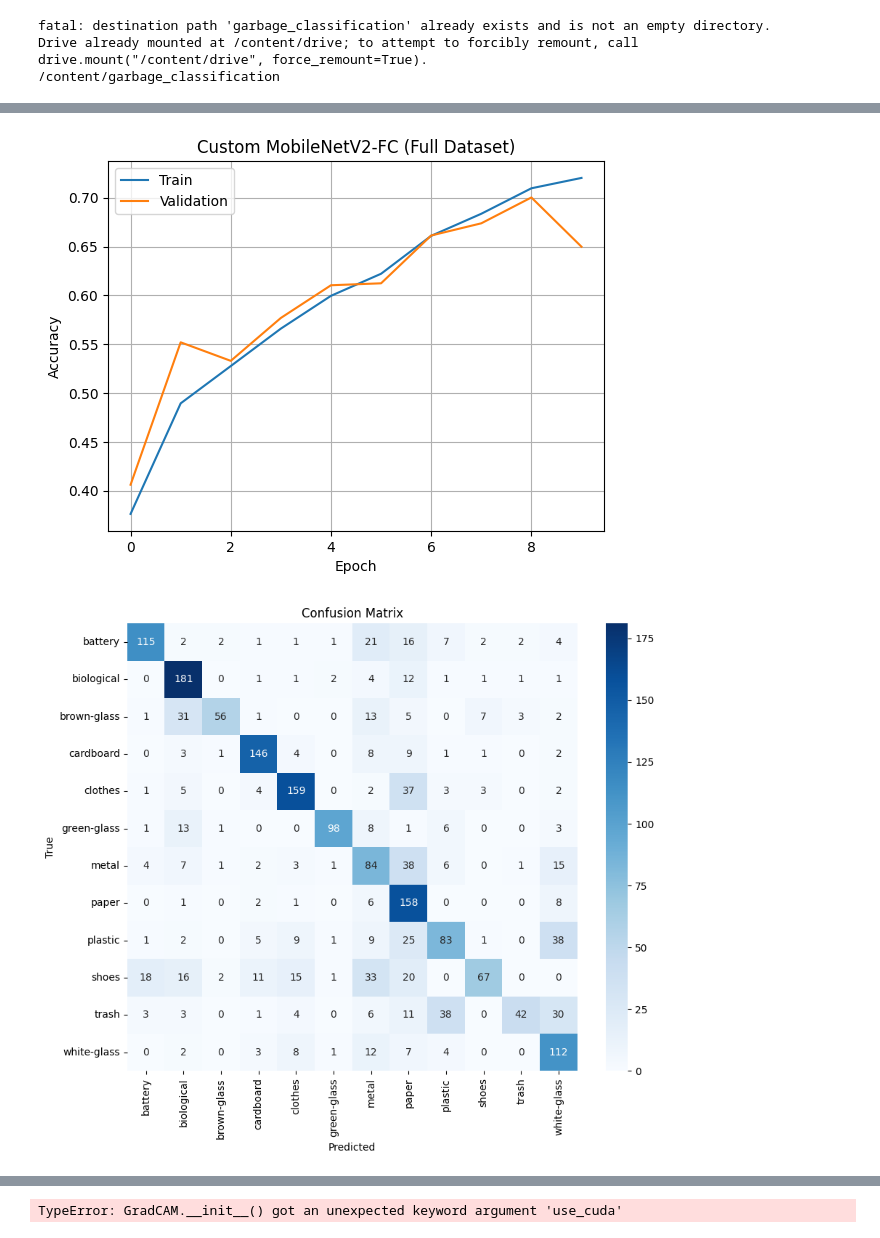
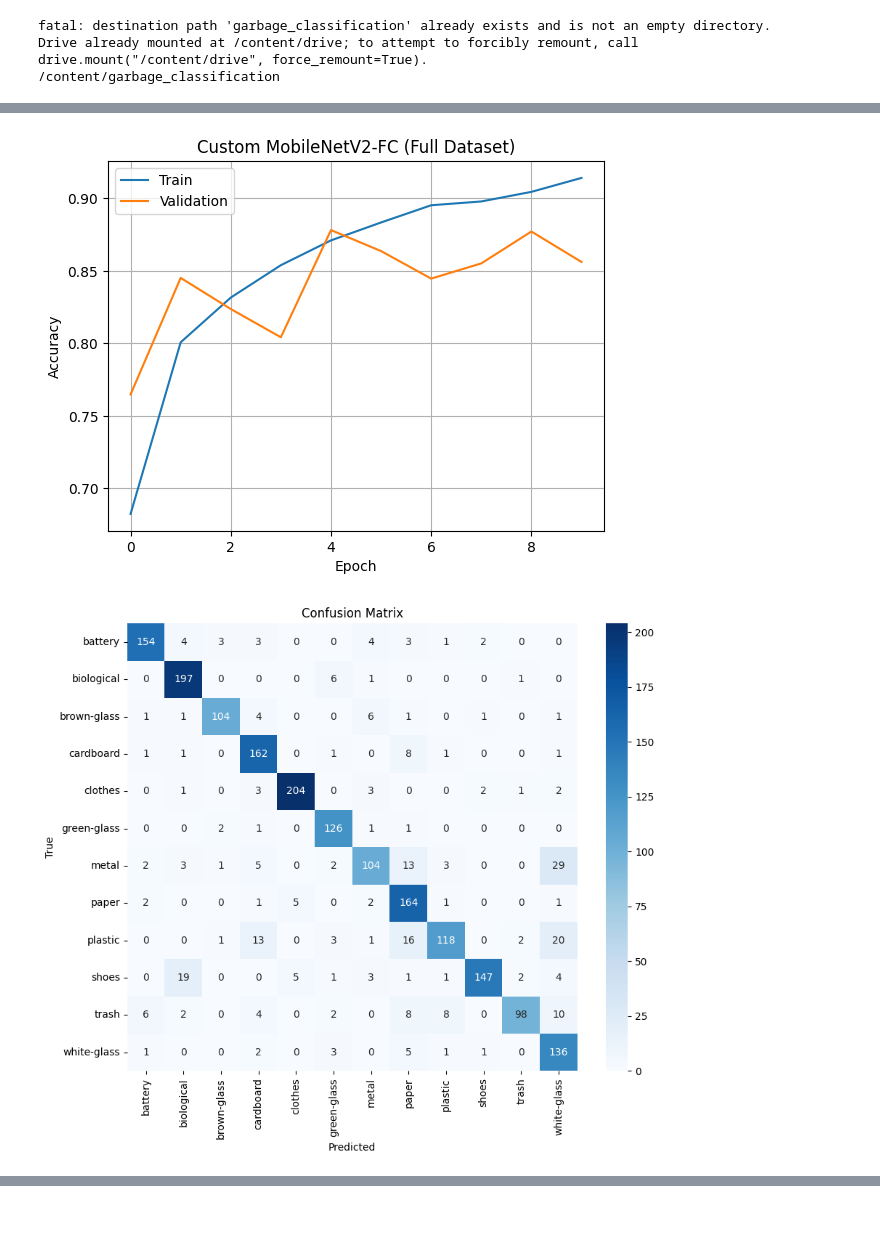
Before and after one commit to coick4698/garbage_classification, a Jupyter notebook: notebooks/customised_experiment.ipynb, the cells around one changed output, grey strips where cells are left out. Cells and saved outputs as stored; diff of their text form; code cells hidden in the pictures.

```diff
--- a/notebooks/customised_experiment.ipynb
+++ b/notebooks/customised_experiment.ipynb
@@ -53,17 +53,24 @@ import matplotlib.pyplot as plt
 import cv2
 import os
 
-# 1. Defining Model
 class CustomMobileNetV2_FC(nn.Module):
     def __init__(self, num_classes=12):
         super(CustomMobileNetV2_FC, self).__init__()
-        base_model = mobilenet_v2(weights=None)
+        base_model = mobilenet_v2(weights='IMAGENET1K_V1')
         self.features = base_model.features
         self.pool = nn.AdaptiveAvgPool2d(1)
 
         # FC layer
         self.classifier = nn.Sequential(
-            nn.Linear(512, num_classes) # (1280 -> num_classes) 를 (1280 -> 512 -> num_classes)로
+            nn.Dropout(0.2),
+            nn.Linear(1280, 256),
+            nn.GELU(),
+            nn.Dropout(0.3),
+            nn.Linear(256, 256),
+            nn.GELU(),
+            nn.Dropout(0.3),
+            nn.Linear(256, num_classes)
+
         )
 
     def forward(self, x):
@@ -99,21 +106,4 @@ with torch.no_grad():
 
 print("Classification Report:")
 print(classification_report(all_labels, all_preds, target_names=class_names))
-
-# 7. Grad-CAM Visualization
-target_layer = model.features[-1]
-img_path = '/content/drive/MyDrive/iss_project/garbage_classification/plastic/plastic10.jpg'
-
-gradcam_result = run_gradcam(
-    model = model,
-    target_layer = target_layer,
-    img_path = img_path,
-    use_cuda = torch.cuda.is_available()
-)
-
-plt.figure(figsize=(5, 5))
-plt.title("Grad-CAM Visualization")
-plt.imshow(gradcam_result)
-plt.axis("off")
-plt.show()
 # %% [output]
@@ -130,2 +120,2 @@ Epoch [10/10] Train Acc: 72.03%, Val Acc: 64.99%
-[figure, old version]
+[figure, new version]
-[figure, old version]
+[figure, new version]
@@ -157 +140,0 @@ weighted avg       0.70      0.65      0.64      2002
-TypeError: GradCAM.__init__() got an unexpected keyword argument 'use_cuda'
```
Also changed, not shown: parts of 2 cells of this notebook.
